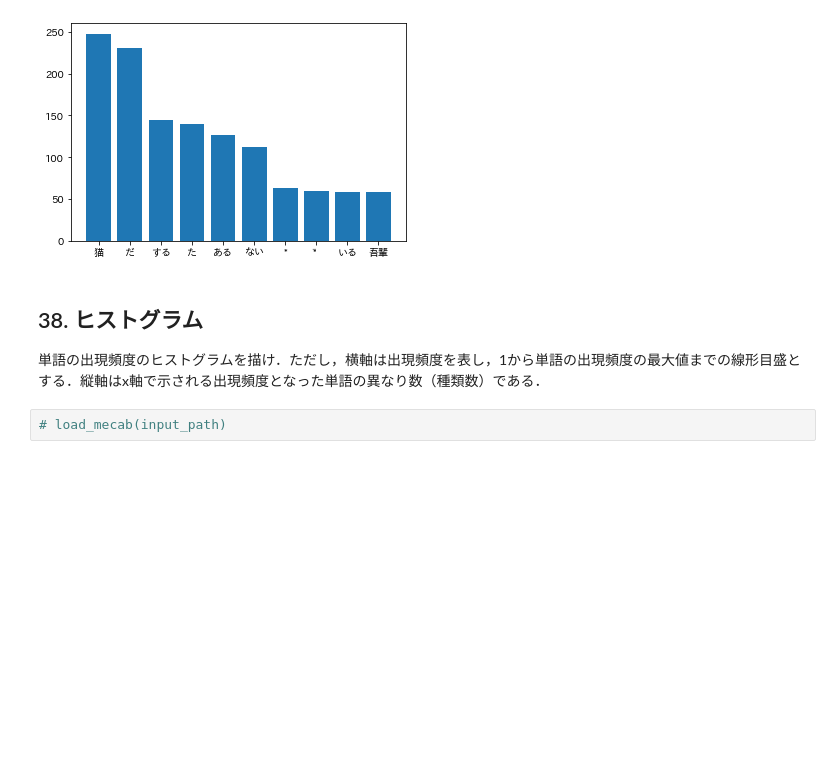
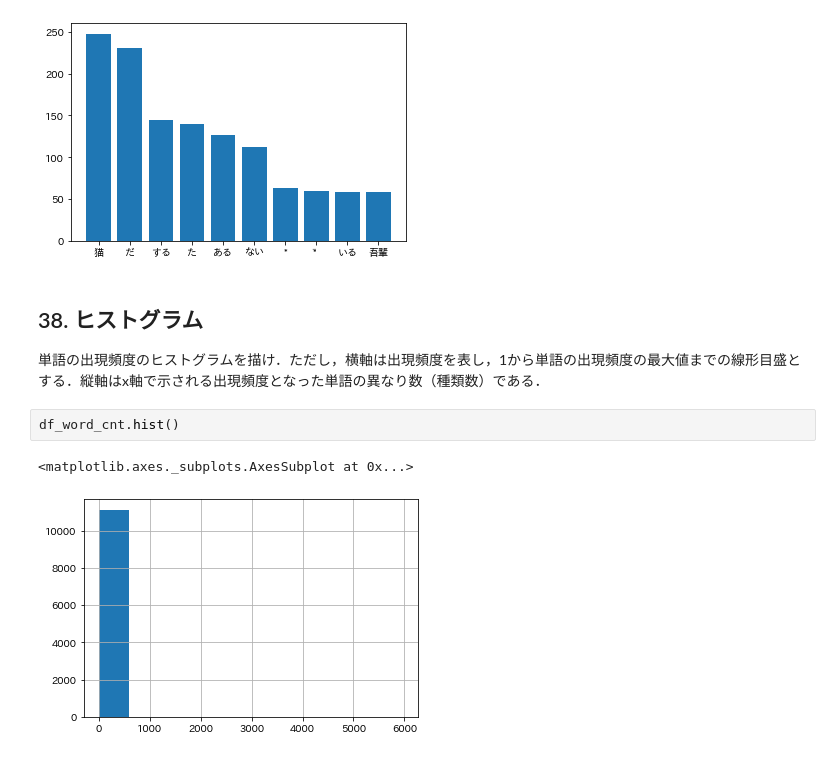
Before and after one commit to Kazuya-Minakuchi/natural_language_processing_100_knocks, a Jupyter notebook: notebooks/04_morphological_analysis.ipynb, the cells around one changed output. Cells and saved outputs as stored; diff of their text form; blank space fills up the shorter version.

```diff
--- a/notebooks/04_morphological_analysis.ipynb
+++ b/notebooks/04_morphological_analysis.ipynb
@@ -431,5 +431,8 @@ ax.bar(x=x, height=y)
 # %% [markdown]
 ## 38. ヒストグラム
 単語の出現頻度のヒストグラムを描け．ただし，横軸は出現頻度を表し，1から単語の出現頻度の最大値までの線形目盛とする．縦軸はx軸で示される出現頻度となった単語の異なり数（種類数）である．
-# %%
-# load_mecab(input_path)
+# %%
+df_word_cnt.hist()
+# %% [output]
+<matplotlib.axes._subplots.AxesSubplot at 0x...>
+[figure, added]
```
Also changed, not shown: parts of 5 cells of this notebook, 1 other file.
